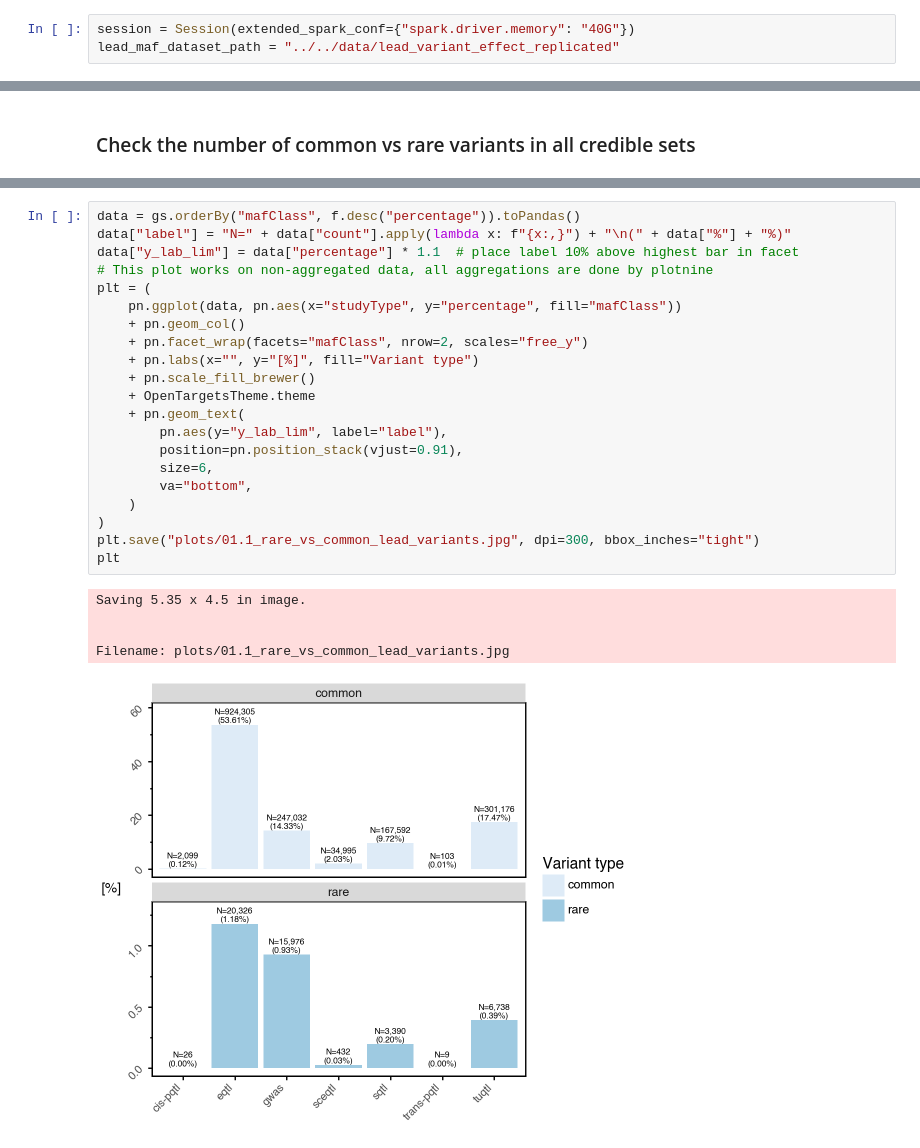
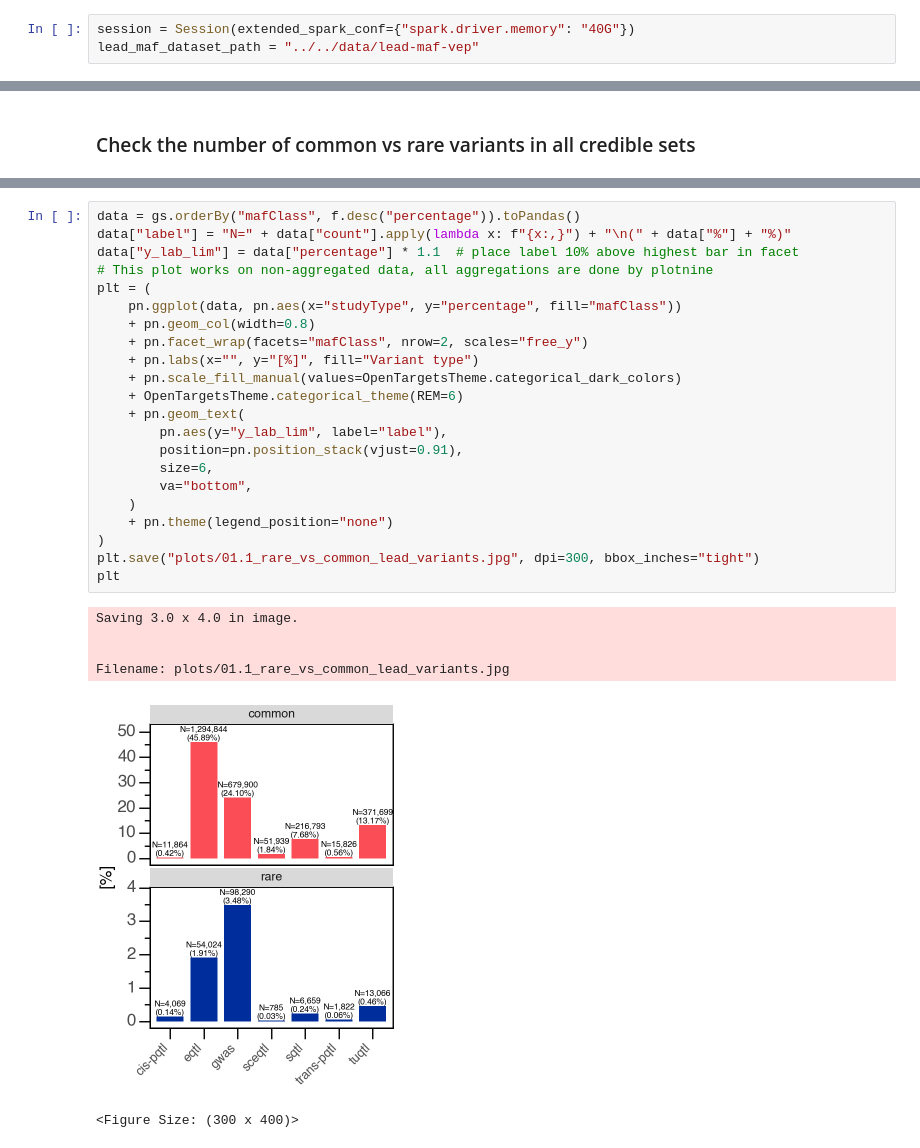
Before and after one commit to opentargets/Gentropy-manuscript, a Jupyter notebook: chapters/in_silico_effect_prediction/01.1_computed_maf_qc.ipynb, the cells around one changed output, grey strips where cells are left out. Drawn from its saved outputs; the diff is of its cells as text.

```diff
--- a/chapters/in_silico_effect_prediction/01.1_computed_maf_qc.ipynb
+++ b/chapters/in_silico_effect_prediction/01.1_computed_maf_qc.ipynb
@@ -26,6 +30,6 @@ from manuscript_methods.maf import MinorAlleleFrequency, MinorAlleleFrequencyCla
 # %%
 session = Session(extended_spark_conf={"spark.driver.memory": "40G"})
-lead_maf_dataset_path = "../../data/lead_variant_effect_replicated"
+lead_maf_dataset_path = "../../data/lead-maf-vep"
 # %% [output]
 Setting default log level to "WARN".
 To adjust logging level use sc.setLogLevel(newLevel). For SparkR, use setLogLevel(newLevel).
@@ -140,27 +167,29 @@ gs.show()
 # %%
 data = gs.orderBy("mafClass", f.desc("percentage")).toPandas()
 data["label"] = "N=" + data["count"].apply(lambda x: f"{x:,}") + "\n(" + data["%"] + "%)"
 data["y_lab_lim"] = data["percentage"] * 1.1  # place label 10% above highest bar in facet
 # This plot works on non-aggregated data, all aggregations are done by plotnine
 plt = (
     pn.ggplot(data, pn.aes(x="studyType", y="percentage", fill="mafClass"))
-    + pn.geom_col()
+    + pn.geom_col(width=0.8)
     + pn.facet_wrap(facets="mafClass", nrow=2, scales="free_y")
     + pn.labs(x="", y="[%]", fill="Variant type")
-    + pn.scale_fill_brewer()
-    + OpenTargetsTheme.theme
+    + pn.scale_fill_manual(values=OpenTargetsTheme.categorical_dark_colors)
+    + OpenTargetsTheme.categorical_theme(REM=6)
     + pn.geom_text(
         pn.aes(y="y_lab_lim", label="label"),
         position=pn.position_stack(vjust=0.91),
         size=6,
         va="bottom",
     )
+    + pn.theme(legend_position="none")
 )
 plt.save("plots/01.1_rare_vs_common_lead_variants.jpg", dpi=300, bbox_inches="tight")
 plt
 # %% [output]
-Saving 5.35 x 4.5 in image.
+Saving 3.0 x 4.0 in image.
 
 
 Filename: plots/01.1_rare_vs_common_lead_variants.jpg
-[figure, old version]
+[figure, new version]
+<Figure Size: (300 x 400)>
```
Also changed, not shown: parts of 5 cells of this notebook, 21 other files.
